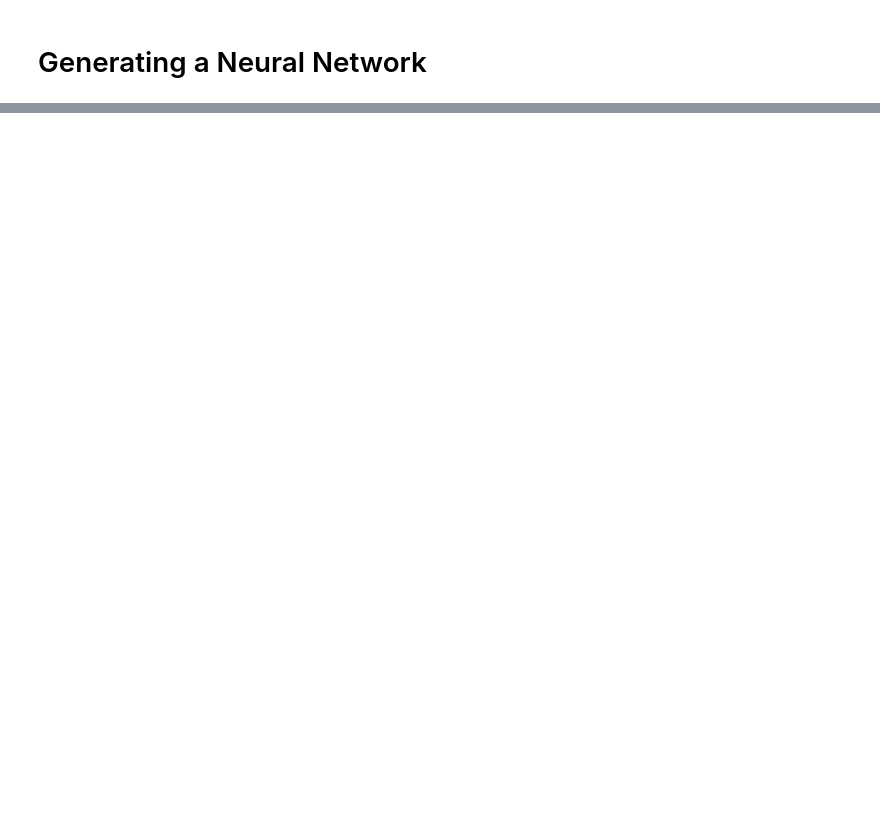
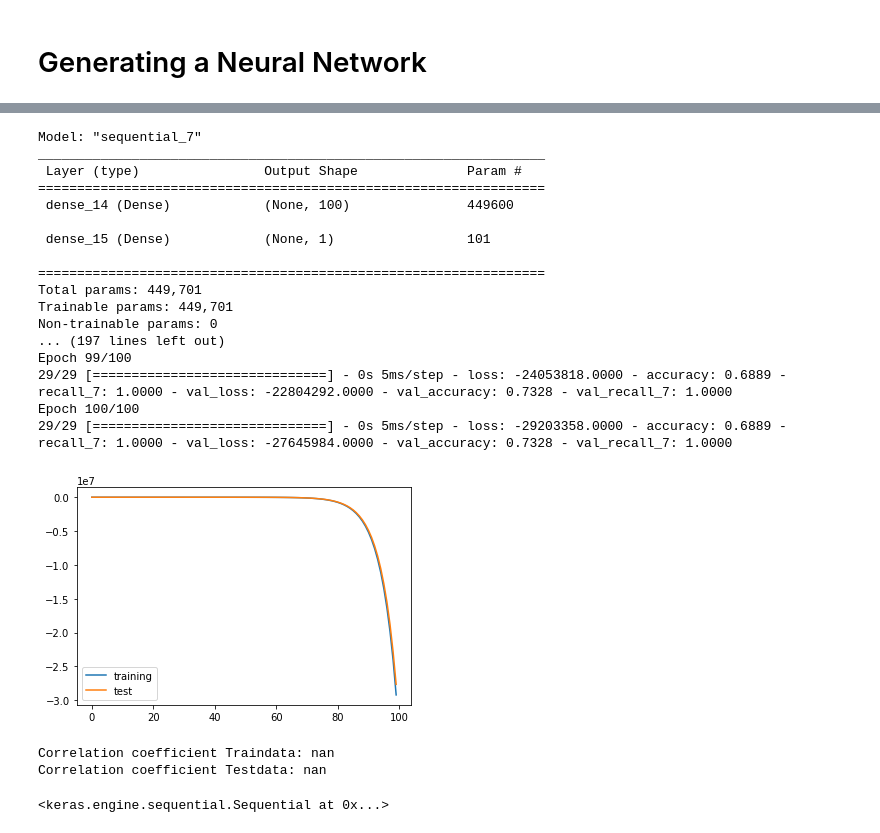
Before and after one commit to flxmlr/DLTA_Assignment2, a Jupyter notebook: Assignment_2_Text_Analytics_Team1.ipynb, the cells around one changed output, grey strips where cells are left out. Drawn from its saved outputs; the diff is of its cells as text; code cells hidden in the pictures; blank space fills up the shorter version.

```diff
--- a/Assignment_2_Text_Analytics_Team1.ipynb
+++ b/Assignment_2_Text_Analytics_Team1.ipynb
@@ -526,0 +552,24 @@ history = neural_network.fit(train, data_train, epochs = 100, validation_data =
+# %%
+build_nn(train_tfidf_matrix, data_train['LabelNumber'], test_tfidf_matrix, data_test['LabelNumber'])
+# %% [output]
+Model: "sequential_7"
+_________________________________________________________________
+ Layer (type)                Output Shape              Param #
+=================================================================
+ dense_14 (Dense)            (None, 100)               449600
+
+ dense_15 (Dense)            (None, 1)                 101
+
+=================================================================
+Total params: 449,701
+Trainable params: 449,701
+Non-trainable params: 0
+... (197 lines left out)
+Epoch 99/100
+29/29 [==============================] - 0s 5ms/step - loss: -24053818.0000 - accuracy: 0.6889 - recall_7: 1.0000 - val_loss: -22804292.0000 - val_accuracy: 0.7328 - val_recall_7: 1.0000
+Epoch 100/100
+29/29 [==============================] - 0s 5ms/step - loss: -29203358.0000 - accuracy: 0.6889 - recall_7: 1.0000 - val_loss: -27645984.0000 - val_accuracy: 0.7328 - val_recall_7: 1.0000
+[figure, added]
+Correlation coefficient Traindata: nan
+Correlation coefficient Testdata: nan
+<keras.engine.sequential.Sequential at 0x...>
```
Also changed, not shown: parts of 11 cells of this notebook.
